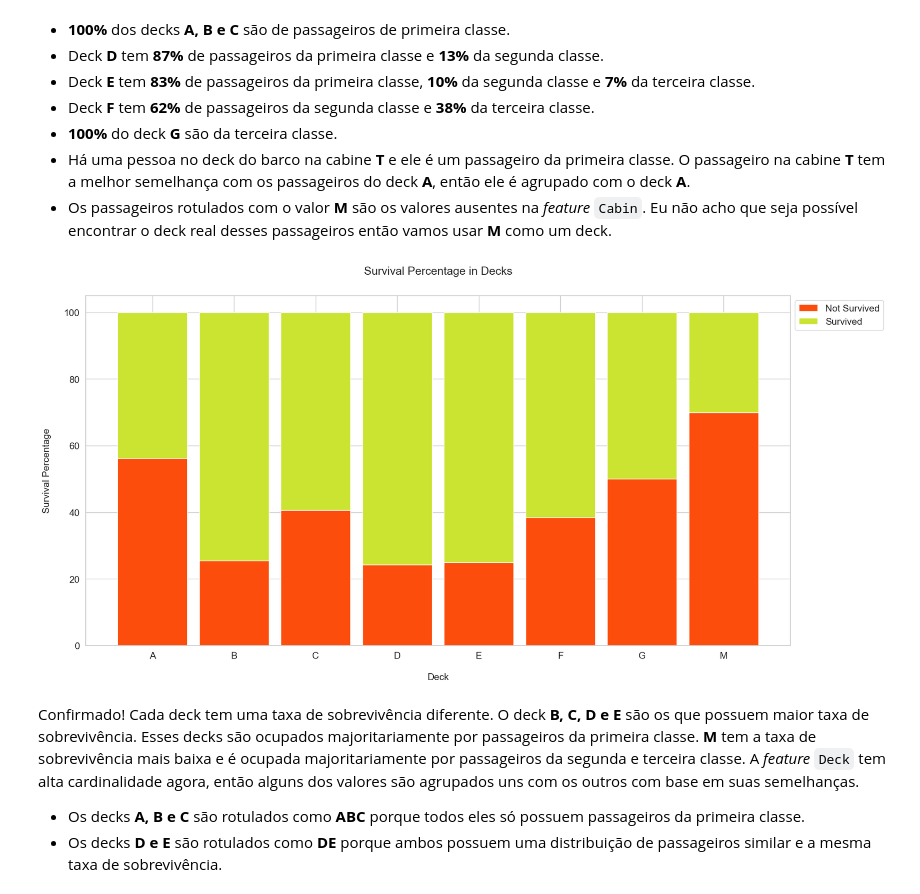
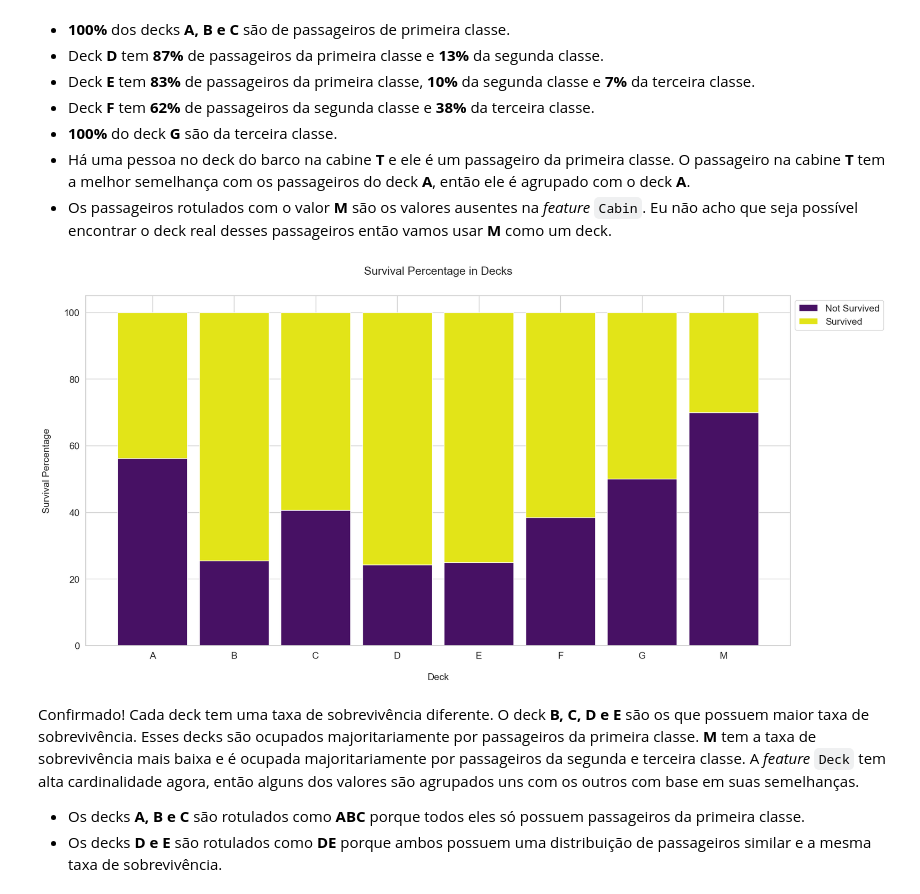
Before and after one commit to kawakami01/data-analysis-and-modeling-kaggle-titanic-competition, a Jupyter notebook: data-analysis-and-modeling-kaggle-titanic-competition.ipynb, the cells around one changed output. Cells and saved outputs as stored; diff of their text form; code cells hidden in the pictures.

```diff
--- a/data-analysis-and-modeling-kaggle-titanic-competition.ipynb
+++ b/data-analysis-and-modeling-kaggle-titanic-competition.ipynb
@@ -388,36 +388,36 @@ def get_survived_dist(df):
         surv_percentages[col] = [(count / df_surv[col].sum()) * 100 for count in df_surv[col]]
 
     return surv_counts, surv_percentages
 
 def display_surv_dist(percentages):
 
     df_survived_percentages = pd.DataFrame(percentages).transpose()
     deck_names = ('A', 'B', 'C', 'D', 'E', 'F', 'G', 'M')
     bar_count = np.arange(len(deck_names))
     bar_width = 0.85
 
     not_survived = df_survived_percentages[0]
     survived = df_survived_percentages[1]
 
     plt.figure(figsize=(20, 10))
-    plt.bar(bar_count, not_survived, color='#FD4D0C', edgecolor='white', width=bar_width, label="Not Survived")
-    plt.bar(bar_count, survived, bottom=not_survived, color='#CBE432', edgecolor='white', width=bar_width, label="Survived")
+    plt.bar(bar_count, not_survived, color='#471164', edgecolor='white', width=bar_width, label="Not Survived")
+    plt.bar(bar_count, survived, bottom=not_survived, color='#e2e418', edgecolor='white', width=bar_width, label="Survived")
 
     plt.xlabel('Deck', size=15, labelpad=20)
     plt.ylabel('Survival Percentage', size=15, labelpad=20)
     plt.xticks(bar_count, deck_names)
     plt.tick_params(axis='x', labelsize=15)
     plt.tick_params(axis='y', labelsize=15)
 
     plt.legend(loc='upper left', bbox_to_anchor=(1, 1), prop={'size': 15})
     plt.title('Survival Percentage in Decks', size=18, y=1.05)
 
     plt.show()
 
 all_surv_count, all_surv_per = get_survived_dist(df_all_decks_survived)
 display_surv_dist(all_surv_per)
 # %% [output]
-[figure, old version]
+[figure, new version]
 # %% [markdown]
 Confirmado! Cada deck tem uma taxa de sobrevivência diferente. O deck **B, C, D e E** são os que possuem maior taxa de sobrevivência. Esses decks são ocupados majoritariamente por passageiros da primeira classe. **M** tem a taxa de sobrevivência mais baixa e é ocupada majoritariamente por passageiros da segunda e terceira classe. A *feature* `Deck` tem alta cardinalidade agora, então alguns dos valores são agrupados uns com os outros com base em suas semelhanças.
 
```
Also changed, not shown: parts of 9 cells of this notebook, 1 other file.
